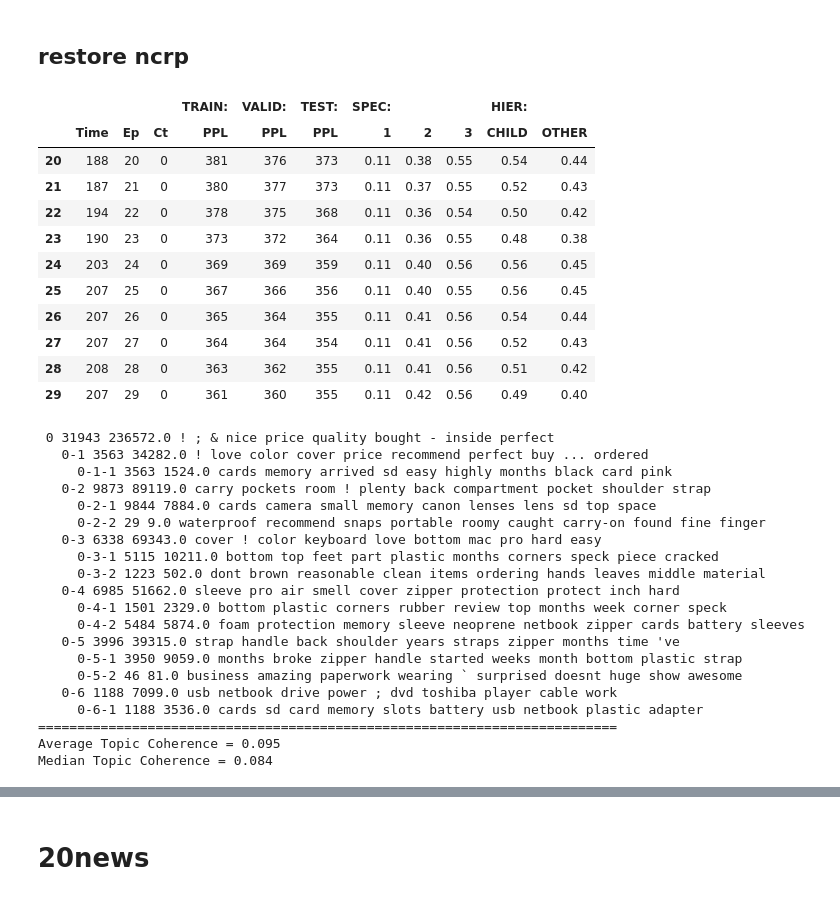
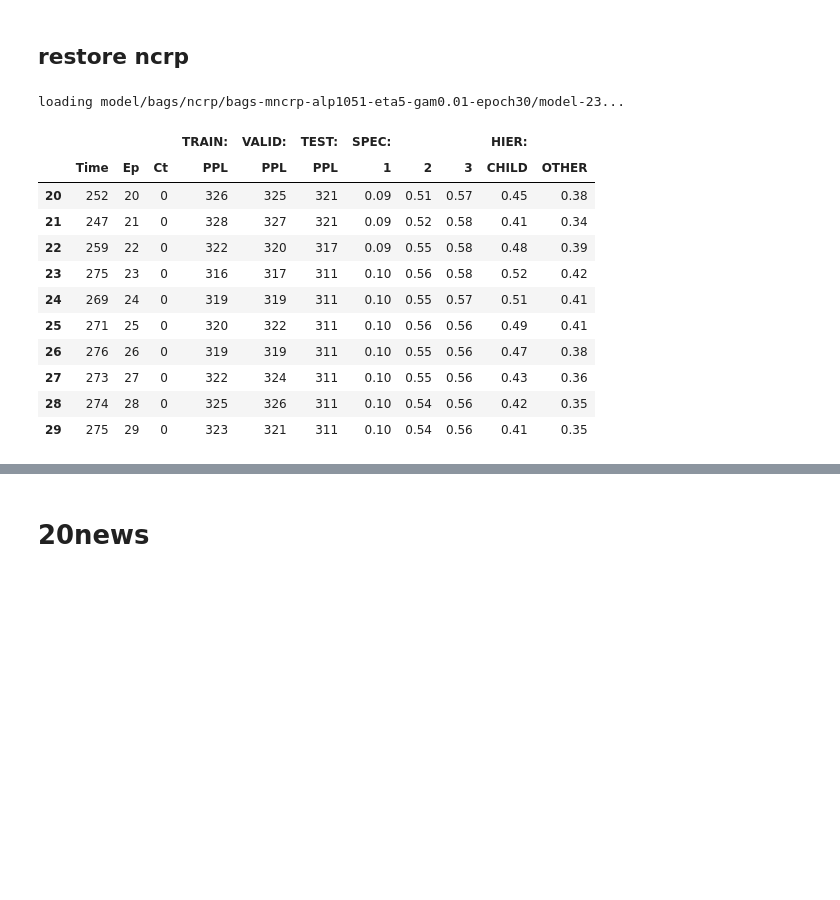
Before and after one commit to numarrsh/tsntm, a Jupyter notebook: 0 evaluation.ipynb, the cells around one changed output, grey strips where cells are left out. Drawn from its saved outputs; the diff is of its cells as text; code cells hidden in the pictures; blank space fills up the shorter version.

```diff
--- a/0 evaluation.ipynb
+++ b/0 evaluation.ipynb
@@ -43,10 +46,15 @@ def load_model(config, name_model, nb_name, index=-1):
     path_restore = ckpt[index]
     print('loading %s...' % path_restore)
 
-    if name_model == 'hntm':
+    if name_model == 'hntm' or name_model == 'gsm' or name_model == 'rsm':
         path_config = path_restore + '.config'
         config = cPickle.load(open(path_config, 'rb'))
-        model = HierarchicalNeuralTopicModel(config)
+        if name_model == 'hntm':
+            model = HierarchicalNeuralTopicModel(config)
+        elif name_model == 'gsm':
+            model = GaussianSoftmaxModel(config)
+        elif name_model == 'rsm':
+            model = RecurrentStickbreakingModel(config)
         sess = tf.Session()
         saver = tf.train.Saver()
         saver.restore(sess, path_restore)
@@ -83,7 +111,9 @@ def get_freq_tokens(sess, model, bow_idxs, idx_to_word, topic_freq_tokens=None,
 # %%
 nb_name_base = '0 bags'
 config_bags = get_config(nb_name_base)
-_, _, instances_bags, word_to_idx_bags, idx_to_word_bags, bow_idxs_bags = cPickle.load(open(config_bags.path_data,'rb'))
+instances_train_bags, instances_dev_bags, instances_bags, word_to_idx_bags, idx_to_word_bags, bow_idxs_bags = cPickle.load(open(config_bags.path_data,'rb'))
+len(instances_train_bags), len(instances_dev_bags), len(instances_bags)
+batches_bags = get_batches(instances_bags, config_bags.batch_size)
 # %% [markdown]
 ## restore hntm
 # %%
@@ -125,0 +166,8 @@ Median Topic Coherence = 0.125
+# %%
+if 'sess' in globals(): sess.close()
+sess, model_bags_gsm, config_bags_gsm = load_model(config=config_bags, name_model = 'gsm', nb_name = '1  bags -m gsm -seed 0 -static', index=-1)
+log_bags_gsm = cPickle.load(open(model_bags_gsm.config.path_log, 'rb'))
+display(log_bags_gsm[-10:])
+freq_tokens_bags_gsm = get_flat_freq_tokens(sess, model_bags_gsm, bow_idxs_bags, idx_to_word_bags)
+coherence_bags_gsm = compute_coherence(freq_tokens_bags_gsm.values(), config_bags.dir_corpus, topns=[5, 10])
+ppl_bags_gsm = compute_perplexity(sess, model_bags_gsm, batches_bags)
@@ -125,0 +193,8 @@ Median Topic Coherence = 0.125
+# %%
+if 'sess' in globals(): sess.close()
+sess, model_bags_rsm, config_bags_rsm = load_model(config=config_bags, name_model = 'rsm', nb_name = '1  bags -m rsm -seed 0 -static', index=-1)
+log_bags_rsm = cPickle.load(open(model_bags_rsm.config.path_log, 'rb'))
+display(log_bags_rsm[-10:])
+freq_tokens_bags_rsm = get_flat_freq_tokens(sess, model_bags_rsm, bow_idxs_bags, idx_to_word_bags)
+coherence_bags_rsm = compute_coherence(freq_tokens_bags_rsm.values(), config_bags.dir_corpus, topns=[5, 10])
+ppl_bags_rsm = compute_perplexity(sess, model_bags_rsm, batches_bags, verbose=True)
@@ -126,41 +219,26 @@ Median Topic Coherence = 0.125
 # %% [markdown]
 ## restore ncrp
 # %%
-docs_bags, topic_bags, config_bags_ncrp = load_model(config=config_bags, name_model = 'ncrp', nb_name = '0 bags -m ncrp -alp 1 0.5 0.1 -eta 5 -gam 0.01 -epoch 30', index=-1)
+# docs_bags, topic_bags, config_bags_ncrp = load_model(config=config_bags, name_model = 'ncrp', nb_name = '0 bags -m ncrp -alp 1 0.5 0.1 -eta 5 -gam 0.01 -epoch 30', index=-1)
+docs_bags, topic_bags, config_bags_ncrp = load_model(config=config_bags, name_model = 'ncrp', nb_name = '0 bags -m ncrp -alp 10 5 1 -eta 5 -gam 0.01 -epoch 30', index=-1)
 log_bags_ncrp = cPickle.load(open(config_bags_ncrp.path_log, 'rb'))
 display(log_bags_ncrp[-10:])
 freq_tokens_bags_ncrp = get_freq_tokens_ncrp(topic_bags, idx_to_word_bags, bow_idxs_bags)
 coherence_bags_ncrp = compute_coherence(freq_tokens_bags_ncrp.values(), config_bags.dir_corpus, topns=[5, 10])
+ppl_bags_ncrp = get_perplexity_ncrp(docs_bags, topic_bags, verbose=True)
+depth_specs_bags_ncrp = get_topic_specialization_ncrp(docs_bags, topic_bags, verbose=True)
+hierarchical_affinities_bags_ncrp = get_hierarchical_affinity_ncrp(topic_bags, verbose=True)
 # %% [output]
+loading model/bags/ncrp/bags-mncrp-alp1051-eta5-gam0.01-epoch30/model-23...
 |  |  |  |  | TRAIN: | VALID: | TEST: | SPEC: |  |  | HIER: |  |
 |  | Time | Ep | Ct | PPL | PPL | PPL | 1 | 2 | 3 | CHILD | OTHER |
-| 20 | 188 | 20 | 0 | 381 | 376 | 373 | 0.11 | 0.38 | 0.55 | 0.54 | 0.44 |
-| 21 | 187 | 21 | 0 | 380 | 377 | 373 | 0.11 | 0.37 | 0.55 | 0.52 | 0.43 |
-| 22 | 194 | 22 | 0 | 378 | 375 | 368 | 0.11 | 0.36 | 0.54 | 0.50 | 0.42 |
-| 23 | 190 | 23 | 0 | 373 | 372 | 364 | 0.11 | 0.36 | 0.55 | 0.48 | 0.38 |
-| 24 | 203 | 24 | 0 | 369 | 369 | 359 | 0.11 | 0.40 | 0.56 | 0.56 | 0.45 |
-| 25 | 207 | 25 | 0 | 367 | 366 | 356 | 0.11 | 0.40 | 0.55 | 0.56 | 0.45 |
-| 26 | 207 | 26 | 0 | 365 | 364 | 355 | 0.11 | 0.41 | 0.56 | 0.54 | 0.44 |
-| 27 | 207 | 27 | 0 | 364 | 364 | 354 | 0.11 | 0.41 | 0.56 | 0.52 | 0.43 |
-| 28 | 208 | 28 | 0 | 363 | 362 | 355 | 0.11 | 0.41 | 0.56 | 0.51 | 0.42 |
-| 29 | 207 | 29 | 0 | 361 | 360 | 355 | 0.11 | 0.42 | 0.56 | 0.49 | 0.40 |
+| 20 | 252 | 20 | 0 | 326 | 325 | 321 | 0.09 | 0.51 | 0.57 | 0.45 | 0.38 |
+| 21 | 247 | 21 | 0 | 328 | 327 | 321 | 0.09 | 0.52 | 0.58 | 0.41 | 0.34 |
+| 22 | 259 | 22 | 0 | 322 | 320 | 317 | 0.09 | 0.55 | 0.58 | 0.48 | 0.39 |
+| 23 | 275 | 23 | 0 | 316 | 317 | 311 | 0.10 | 0.56 | 0.58 | 0.52 | 0.42 |
+| 24 | 269 | 24 | 0 | 319 | 319 | 311 | 0.10 | 0.55 | 0.57 | 0.51 | 0.41 |
+| 25 | 271 | 25 | 0 | 320 | 322 | 311 | 0.10 | 0.56 | 0.56 | 0.49 | 0.41 |
+| 26 | 276 | 26 | 0 | 319 | 319 | 311 | 0.10 | 0.55 | 0.56 | 0.47 | 0.38 |
+| 27 | 273 | 27 | 0 | 322 | 324 | 311 | 0.10 | 0.55 | 0.56 | 0.43 | 0.36 |
+| 28 | 274 | 28 | 0 | 325 | 326 | 311 | 0.10 | 0.54 | 0.56 | 0.42 | 0.35 |
+| 29 | 275 | 29 | 0 | 323 | 321 | 311 | 0.10 | 0.54 | 0.56 | 0.41 | 0.35 |
- 0 31943 236572.0 ! ; & nice price quality bought - inside perfect
-   0-1 3563 34282.0 ! love color cover price recommend perfect buy ... ordered
-     0-1-1 3563 1524.0 cards memory arrived sd easy highly months black card pink
-   0-2 9873 89119.0 carry pockets room ! plenty back compartment pocket shoulder strap
-     0-2-1 9844 7884.0 cards camera small memory canon lenses lens sd top space
-     0-2-2 29 9.0 waterproof recommend snaps portable roomy caught carry-on found fine finger
-   0-3 6338 69343.0 cover ! color keyboard love bottom mac pro hard easy
-     0-3-1 5115 10211.0 bottom top feet part plastic months corners speck piece cracked
-     0-3-2 1223 502.0 dont brown reasonable clean items ordering hands leaves middle material
-   0-4 6985 51662.0 sleeve pro air smell cover zipper protection protect inch hard
-     0-4-1 1501 2329.0 bottom plastic corners rubber review top months week corner speck
-     0-4-2 5484 5874.0 foam protection memory sleeve neoprene netbook zipper cards battery sleeves
-   0-5 3996 39315.0 strap handle back shoulder years straps zipper months time 've
-     0-5-1 3950 9059.0 months broke zipper handle started weeks month bottom plastic strap
-     0-5-2 46 81.0 business amazing paperwork wearing ` surprised doesnt huge show awesome
-   0-6 1188 7099.0 usb netbook drive power ; dvd toshiba player cable work
-     0-6-1 1188 3536.0 cards sd card memory slots battery usb netbook plastic adapter
-==========================================================================
-Average Topic Coherence = 0.095
-Median Topic Coherence = 0.084
```
Also changed, not shown: parts of 28 cells of this notebook, 22 other files.
